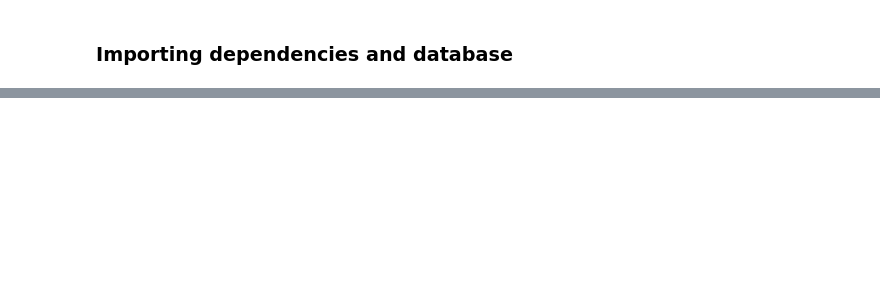
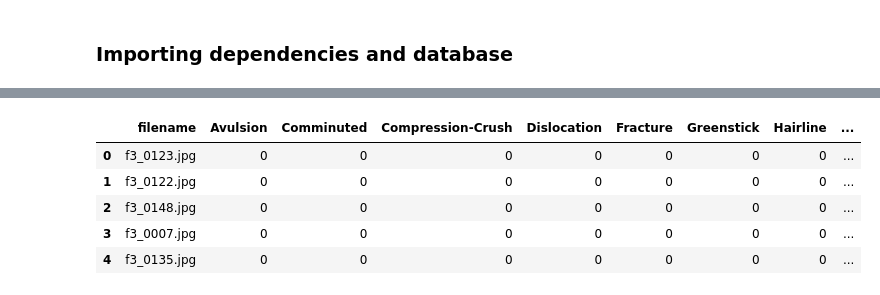
Before and after one commit to tosht0sh/bone_fracture_detection, a Jupyter notebook: main.ipynb, the cells around one changed output, grey strips where cells are left out. Saved outputs shown, nothing was run; the diff lists cells and outputs as text; code cells hidden in the pictures; blank space fills up the shorter version.

```diff
--- a/main.ipynb
+++ b/main.ipynb
@@ -87,0 +140,33 @@ test_df = test_df.drop(columns=['Fracture'])
+# %%
+# rename test
+
+test_df = pd.read_csv(test_csv_path)
+# test_df.columns = test_df.columns.str.strip()
+
+# prefix = "f3_"
+# extension = ".jpg"
+
+# file_list = sorted(os.listdir(test_path))
+# new_names = []
+
+# for i, old_name in enumerate(file_list, start=1):
+#     if old_name.lower().endswith(('.jpg', '.jpeg', '.png', '.bmp')):
+#         new_name = f"{prefix}{i:04d}{extension}"
+#         old_path = os.path.join(test_path, old_name)
+#         new_path = os.path.join(test_path, new_name)
+#         os.rename(old_path, new_path)
+#         new_names.append((old_name, new_name))
+
+# rename_dict = dict(new_names)
+# test_df[df_name] = test_df[df_name].map(rename_dict).fillna(test_df[df_name])
+
+# test_df.to_csv(test_csv_path, index=False)
+
+test_df.head()
+# %% [output]
+|  | filename | Avulsion | Comminuted | Compression-Crush | Dislocation | Fracture | Greenstick | Hairline | ... |
+| 0 | f3_0123.jpg | 0 | 0 | 0 | 0 | 0 | 0 | 0 | ... |
+| 1 | f3_0122.jpg | 0 | 0 | 0 | 0 | 0 | 0 | 0 | ... |
+| 2 | f3_0148.jpg | 0 | 0 | 0 | 0 | 0 | 0 | 0 | ... |
+| 3 | f3_0007.jpg | 0 | 0 | 0 | 0 | 0 | 0 | 0 | ... |
+| 4 | f3_0135.jpg | 0 | 0 | 0 | 0 | 0 | 0 | 0 | ... |
```
Also changed, not shown: parts of 19 cells of this notebook.
